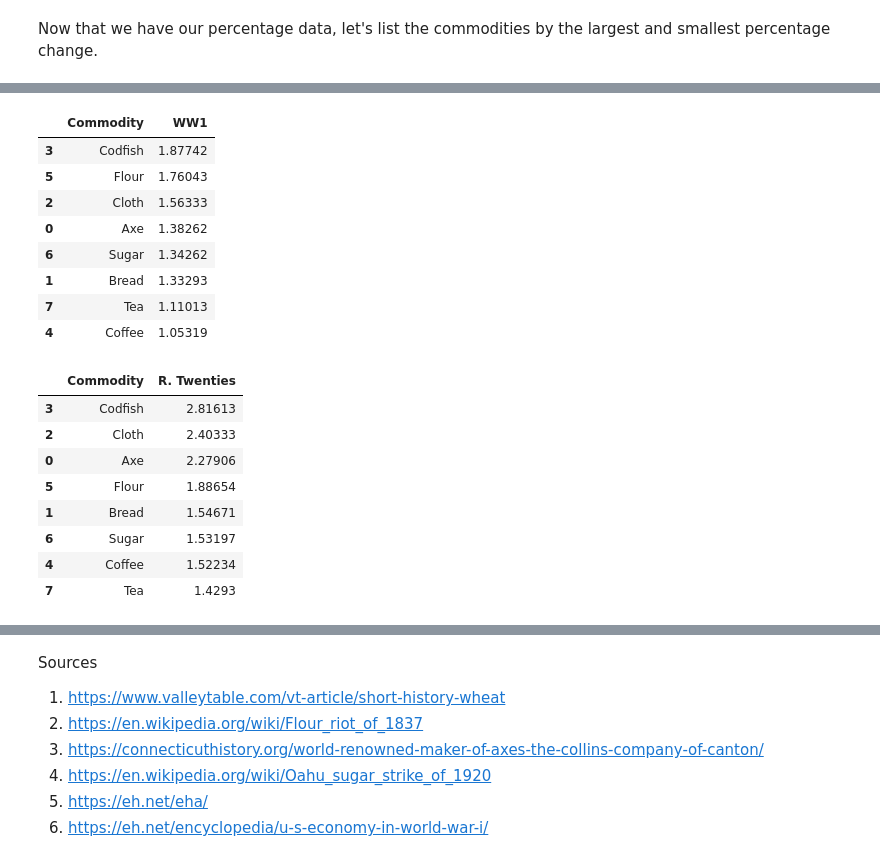
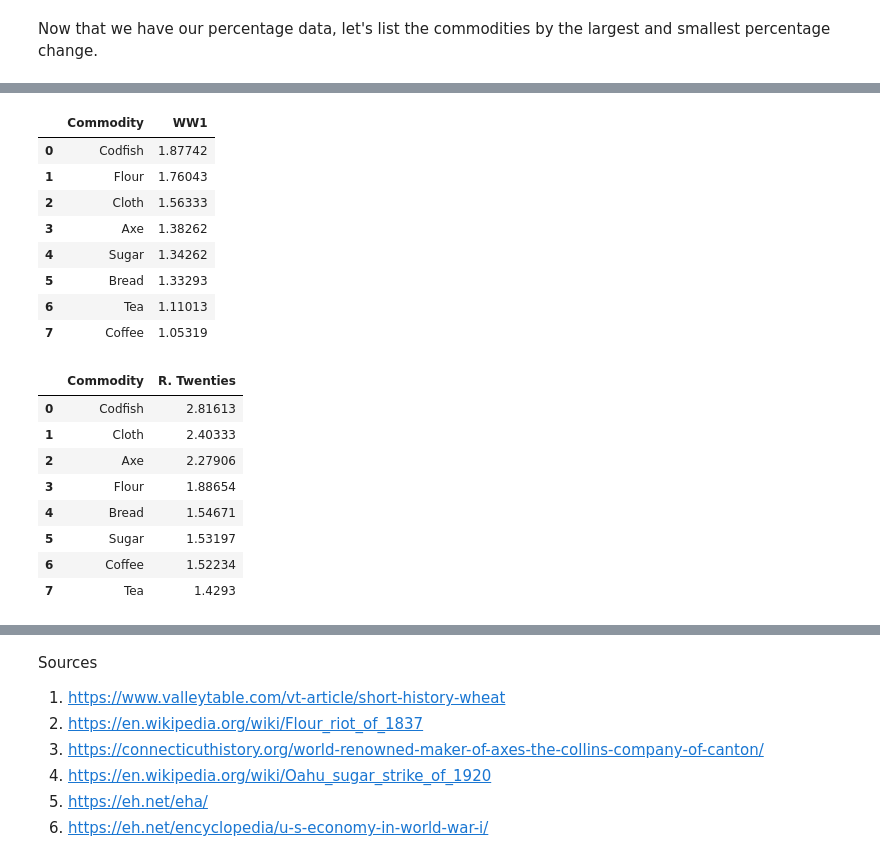
Before and after one commit to Meadosc/commodity_case_study, a Jupyter notebook: main.ipynb, the cells around one changed output, grey strips where cells are left out. Saved outputs shown, nothing was run; the diff lists cells and outputs as text; code cells hidden in the pictures.

```diff
--- a/main.ipynb
+++ b/main.ipynb
@@ -251,7 +250,10 @@ df_mn['Commodity'] = com_ls
 # %%
 for com in com_ls:
     for event in event_yrs.items():
-        mn = df_v[(df_v["Commodity"] == com) & (df_v["Item Year"] >= event[1][0]) & (df_v["Item Year"] <= event[1][1])]["Standard Value"].mean()
+        if com == 'Axe' and event[0] == '1841-1860':
+             mn = df_v[(df_v["Commodity"] == com) & (df_v["Item Year"] >= 1850) & (df_v["Item Year"] <= event[1][1])]["Standard Value"].mean()
+        else:
+            mn = df_v[(df_v["Commodity"] == com) & (df_v["Item Year"] >= event[1][0]) & (df_v["Item Year"] <= event[1][1])]["Standard Value"].mean()
         df_mn.loc[df_mn.Commodity == com, event[0]] = mn
 
 df_mn.head(8)
@@ -306,24 +308,24 @@ df_ratio.sort_values('Civil War', ascending=False).drop(['WW1', 'R. Twenties'],
 # %%
-df_ratio.sort_values('WW1', ascending=False).drop(['Civil War', 'R. Twenties'], axis=1)
+df_ratio.sort_values('WW1', ascending=False).drop(['Civil War', 'R. Twenties'], axis=1).reset_index(drop=True)
 # %% [output]
 |  | Commodity | WW1 |
-| 3 | Codfish | 1.87742 |
-| 5 | Flour | 1.76043 |
+| 0 | Codfish | 1.87742 |
+| 1 | Flour | 1.76043 |
 | 2 | Cloth | 1.56333 |
-| 0 | Axe | 1.38262 |
-| 6 | Sugar | 1.34262 |
-| 1 | Bread | 1.33293 |
-| 7 | Tea | 1.11013 |
-| 4 | Coffee | 1.05319 |
+| 3 | Axe | 1.38262 |
+| 4 | Sugar | 1.34262 |
+| 5 | Bread | 1.33293 |
+| 6 | Tea | 1.11013 |
+| 7 | Coffee | 1.05319 |
 # %%
-df_ratio.sort_values('R. Twenties', ascending=False).drop(['Civil War', 'WW1'], axis=1)
+df_ratio.sort_values('R. Twenties', ascending=False).drop(['Civil War', 'WW1'], axis=1).reset_index(drop=True)
 # %% [output]
 |  | Commodity | R. Twenties |
-| 3 | Codfish | 2.81613 |
-| 2 | Cloth | 2.40333 |
-| 0 | Axe | 2.27906 |
-| 5 | Flour | 1.88654 |
-| 1 | Bread | 1.54671 |
-| 6 | Sugar | 1.53197 |
-| 4 | Coffee | 1.52234 |
+| 0 | Codfish | 2.81613 |
+| 1 | Cloth | 2.40333 |
+| 2 | Axe | 2.27906 |
+| 3 | Flour | 1.88654 |
+| 4 | Bread | 1.54671 |
+| 5 | Sugar | 1.53197 |
+| 6 | Coffee | 1.52234 |
 | 7 | Tea | 1.4293 |
```
Also changed, not shown: parts of 9 cells of this notebook.
